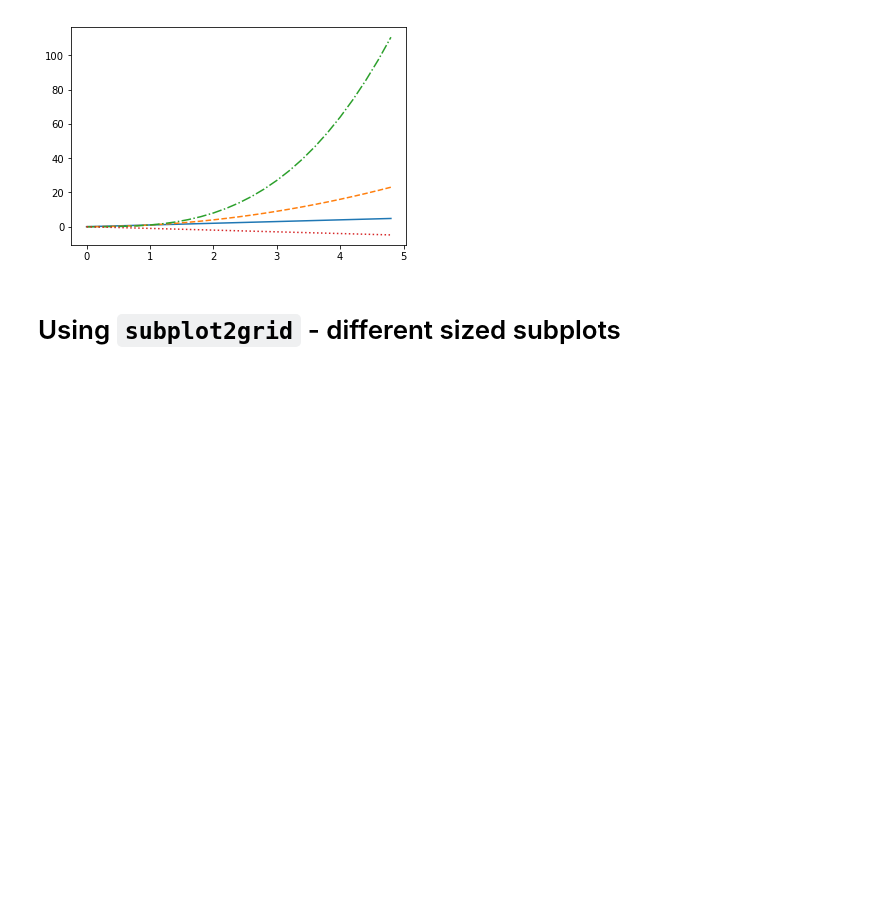
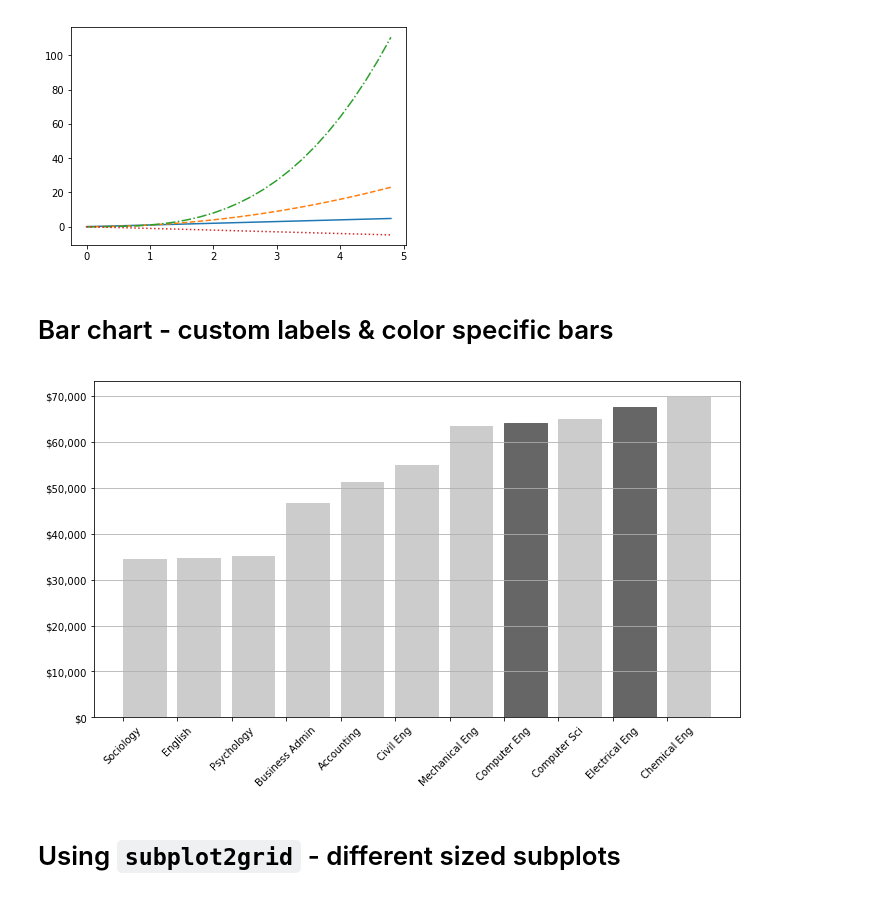
Before and after one commit to gregnordin/notes_to_self, a Jupyter notebook: python/matplotlib_notes.ipynb, the cells around one changed output. Drawn from its saved outputs; the diff is of its cells as text; code cells hidden in the pictures; blank space fills up the shorter version.

Commit message:
Bar chart example with custom tick labels

```diff
--- a/python/matplotlib_notes.ipynb
+++ b/python/matplotlib_notes.ipynb
@@ -316,6 +316,49 @@ plt.plot(t, t, '-', t, t**2, '--', t, t**3, '-.', t, -t, ':')
 plt.show()
 # %% [output]
 [figure]
+# %% [markdown]
+# Bar chart - custom labels & color specific bars
+# %%
+salaries_BS = {
+    'Sociology': 34441,
+    'English': 34702,
+    'Psychology': 35061,
+    'Business Admin': 46653,
+    'Accounting': 51310,
+    'Civil Eng': 55063,
+    'Mechanical Eng': 63532,
+    'Computer Eng': 64155,
+    'Computer Sci': 65004,
+    'Electrical Eng': 67603,
+    'Chemical Eng': 69778
+}
+
+xlabels = []
+values = []
+for item in salaries_BS.items():
+    xlabels.append(item[0])
+    values.append(item[1])
+ylabels = ['$0', '$10,000', '$20,000', '$30,000', '$40,000', '$50,000', '$60,000', '$70,000']
+
+
+fig, ax = plt.subplots(figsize=(10,6))
+bar = ax.bar(range(len(xlabels)), values, color='0.8', align='edge')
+grey_value = 0.4
+eng_color = (grey_value, grey_value, grey_value, 1.0)
+bar[7].set_color(eng_color)
+bar[9].set_color(eng_color)
+#ax.tick_params(bottom='off')
+# Set number of ticks for x-axis
+ax.set_xticks(range(len(xlabels)))
+# Set ticks labels for x-axis
+ax.set_xticklabels(xlabels, rotation=45)
+# Set ticks labels for 7-axis
+ax.set_yticklabels(ylabels)
+ax.grid(which='major', axis='y')
+plt.tight_layout()
+#plt.savefig('salaries.eps')
+# %% [output]
+[figure, added]
 # %% [markdown]
 # Using `subplot2grid` - different sized subplots
 # %%
```
